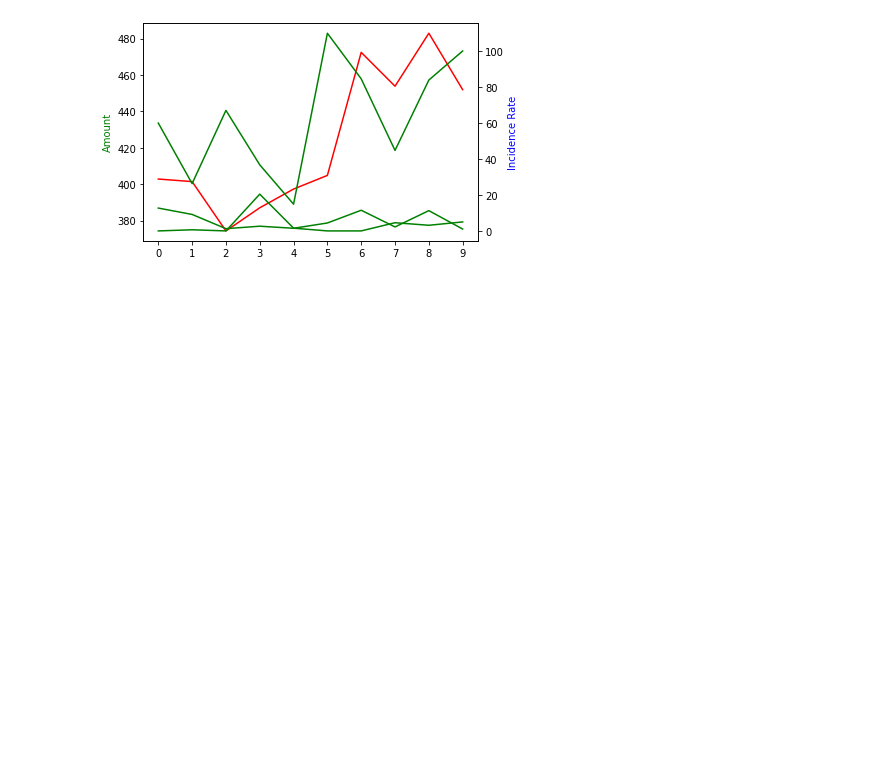
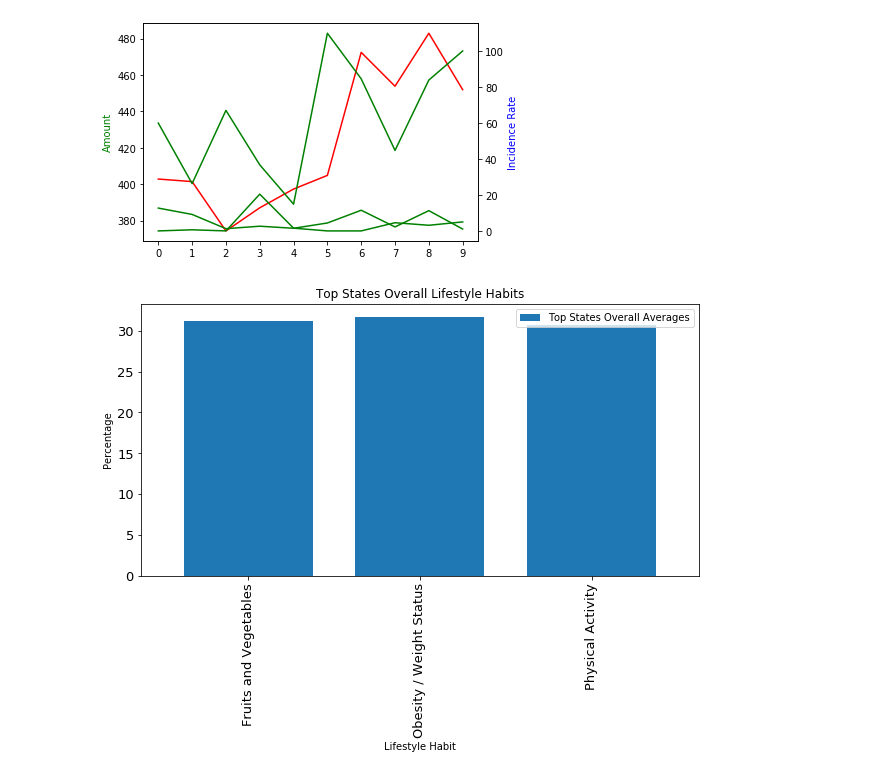
Before and after one commit to settinge/Cancer-and-Nonbiological-Variables, a Jupyter notebook: Analysis_cancer.ipynb, the cells around one changed output. Drawn from its saved outputs; the diff is of its cells as text; code cells hidden in the pictures; blank space fills up the shorter version.

```diff
--- a/Analysis_cancer.ipynb
+++ b/Analysis_cancer.ipynb
@@ -569,3 +569,22 @@ ax2.set_ylabel('Incidence Rate', color='b')
 # %% [output]
 Text(0, 0.5, 'Incidence Rate')
 [figure]
+# %%
+#Anishaa's part
+
+#plotting the bar graph - Top States wide
+
+cat_topstates_data = "../Row-2-Group-Project/cat_topstates_data.csv"
+combined_data = pd.read_csv(cat_topstates_data)
+
+cat_topstates_data = pd.DataFrame(combined_data).dropna()
+
+
+ax = cat_topstates_data.plot(kind='bar',x="Category", y= "Top States Overall Averages",figsize=(10,5), fontsize=13,width=0.75)
+plt.legend(loc='best')
+plt.title('Top States Overall Lifestyle Habits')
+plt.xlabel('Lifestyle Habit')
+plt.ylabel('Percentage')
+plt.savefig('../Row-2-Group-Project/Top_States_Overall_Lifestyle_Bar_Chart.png',bbox_inches='tight')
+# %% [output]
+[figure, added]
```
Also changed, not shown: parts of 5 cells of this notebook, 7 other files.
